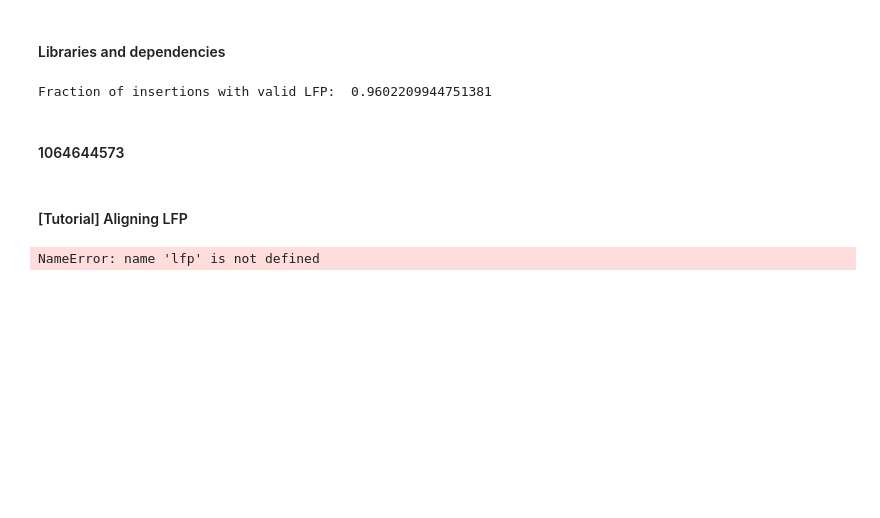
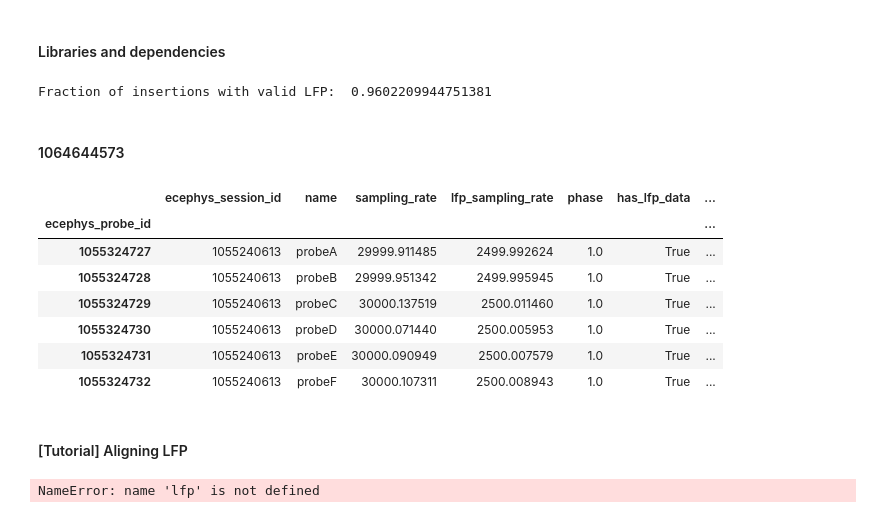
Before and after one commit to jerryjii/HMM, a Jupyter notebook: HMM_LFP.ipynb, the cells around one changed output. Saved outputs shown, nothing was run; the diff lists cells and outputs as text; code cells hidden in the pictures; blank space fills up the shorter version.

```diff
--- a/HMM_LFP.ipynb
+++ b/HMM_LFP.ipynb
@@ -40,3 +49,16 @@ chans = session.get_channels()
+# %%
+probes_a = probes[probes['ecephys_session_id']==1055240613]
+# %%
+display(probes_a)
+# %% [output]
+|  | ecephys_session_id | name | sampling_rate | lfp_sampling_rate | phase | has_lfp_data | ... |
+| ecephys_probe_id |  |  |  |  |  |  | ... |
+| 1055324727 | 1055240613 | probeA | 29999.911485 | 2499.992624 | 1.0 | True | ... |
+| 1055324728 | 1055240613 | probeB | 29999.951342 | 2499.995945 | 1.0 | True | ... |
+| 1055324729 | 1055240613 | probeC | 30000.137519 | 2500.011460 | 1.0 | True | ... |
+| 1055324730 | 1055240613 | probeD | 30000.071440 | 2500.005953 | 1.0 | True | ... |
+| 1055324731 | 1055240613 | probeE | 30000.090949 | 2500.007579 | 1.0 | True | ... |
+| 1055324732 | 1055240613 | probeF | 30000.107311 | 2500.008943 | 1.0 | True | ... |
 # %%
 # getting the start and end of stim block 0
 stim_pre = session.stimulus_presentations
```
Also changed, not shown: parts of 4 cells of this notebook.
